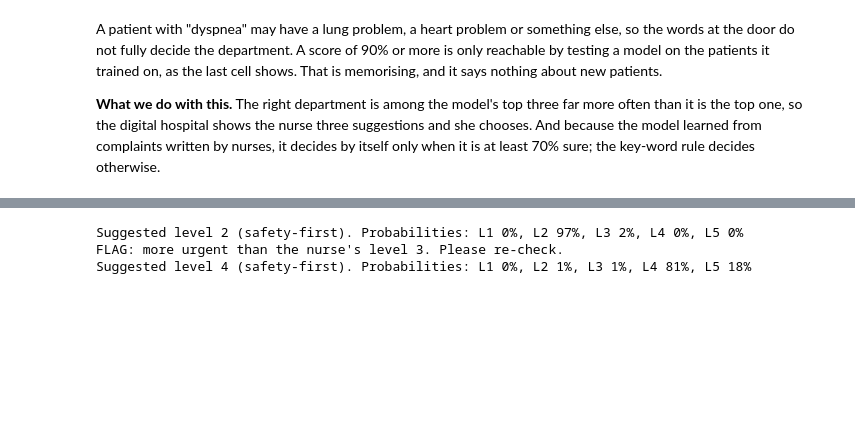
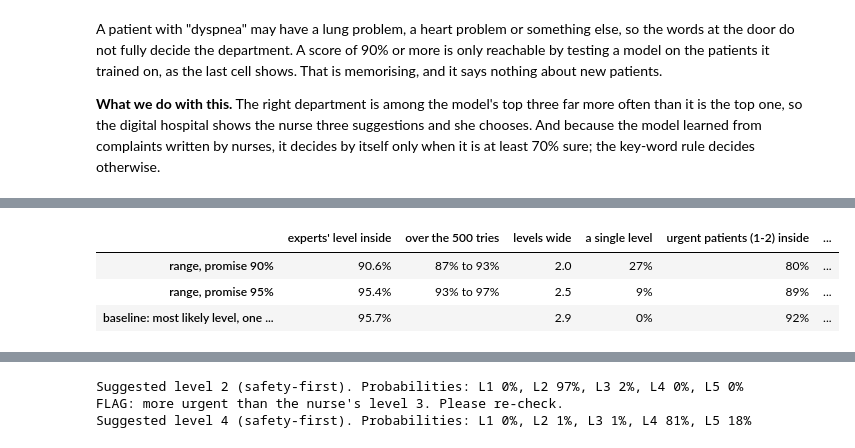
Before and after one commit to potlatiy/emergency-triage-ai, a Jupyter notebook: triage.ipynb, the cells around one changed output, grey strips where cells are left out. Drawn from its saved outputs; the diff is of its cells as text; code cells hidden in the pictures; blank space fills up the shorter version.

```diff
--- a/triage.ipynb
+++ b/triage.ipynb
@@ -760,0 +774,46 @@ decides otherwise.
+# %%
+def range_cut(probabilities, truth, coverage=0.90):
+    given = np.sort(probabilities[np.arange(len(truth)), np.asarray(truth) - 1])       # what the right level got
+    may_miss = int(np.floor((len(given) + 1) * (1 - coverage)))                        # how many the promise lets us miss
+    return float(given[may_miss - 1]) if may_miss else 0.0
+
+def level_range(probabilities, cut):
+    keep = probabilities >= cut
+    keep[np.arange(len(probabilities)), probabilities.argmax(axis=1)] = True           # the most likely level is always in
+    return keep.argmax(axis=1) + 1, 5 - keep[:, ::-1].argmax(axis=1)                   # most urgent, least urgent
+
+def range_figures(coverage, rounds=500):
+    rng, rows = np.random.default_rng(SEED), []
+    for _ in range(rounds):
+        order = rng.permutation(n)
+        first, second = order[: n // 2], order[n // 2:]
+        low, high = level_range(probabilities[second], range_cut(probabilities[first], truth[first], coverage))
+        t = truth[second]
+        inside = (low <= t) & (t <= high)
+        rows.append([inside.mean(), (high - low + 1).mean(), (high == low).mean(), inside[t <= 2].mean(),
+                     (t < low).mean(), (t > high).mean()] + [inside[t == level].mean() for level in LEVELS])
+    return np.array(rows)
+
+table = {}
+for coverage in (0.90, 0.95):
+    rows = range_figures(coverage)
+    m = rows.mean(axis=0)
+    table[f"range, promise {coverage:.0%}"] = {
+        "experts' level inside": f"{m[0]:.1%}", "over the 500 tries": f"{np.percentile(rows[:, 0], 2.5):.0%} to {np.percentile(rows[:, 0], 97.5):.0%}",
+        "levels wide": f"{m[1]:.1f}", "a single level": f"{m[2]:.0%}", "urgent patients (1-2) inside": f"{m[3]:.0%}",
+        "patient more urgent than the range": f"{m[4]:.1%}", "less urgent": f"{m[5]:.1%}",
+        "inside, by expert level 1 to 5": ", ".join(f"{share:.0%}" for share in m[6:])}
+likely = probabilities.argmax(axis=1) + 1
+low, high = np.maximum(likely - 1, 1), np.minimum(likely + 1, 5)
+inside = (low <= truth) & (truth <= high)
+table["baseline: most likely level, one either side"] = {
+    "experts' level inside": f"{inside.mean():.1%}", "over the 500 tries": "", "levels wide": f"{(high - low + 1).mean():.1f}",
+    "a single level": "0%", "urgent patients (1-2) inside": f"{inside[truth <= 2].mean():.0%}",
+    "patient more urgent than the range": f"{(truth < low).mean():.1%}", "less urgent": f"{(truth > high).mean():.1%}",
+    "inside, by expert level 1 to 5": ", ".join(f"{inside[truth == level].mean():.0%}" for level in LEVELS)}
+pd.DataFrame(table).T
+# %% [output]
+|  | experts' level inside | over the 500 tries | levels wide | a single level | urgent patients (1-2) inside | ... |
+| range, promise 90% | 90.6% | 87% to 93% | 2.0 | 27% | 80% | ... |
+| range, promise 95% | 95.4% | 93% to 97% | 2.5 | 9% | 89% | ... |
+| baseline: most likely level, one ... | 95.7% |  | 2.9 | 0% | 92% | ... |
```
Also changed, not shown: parts of 8 cells of this notebook, 4 other files.
